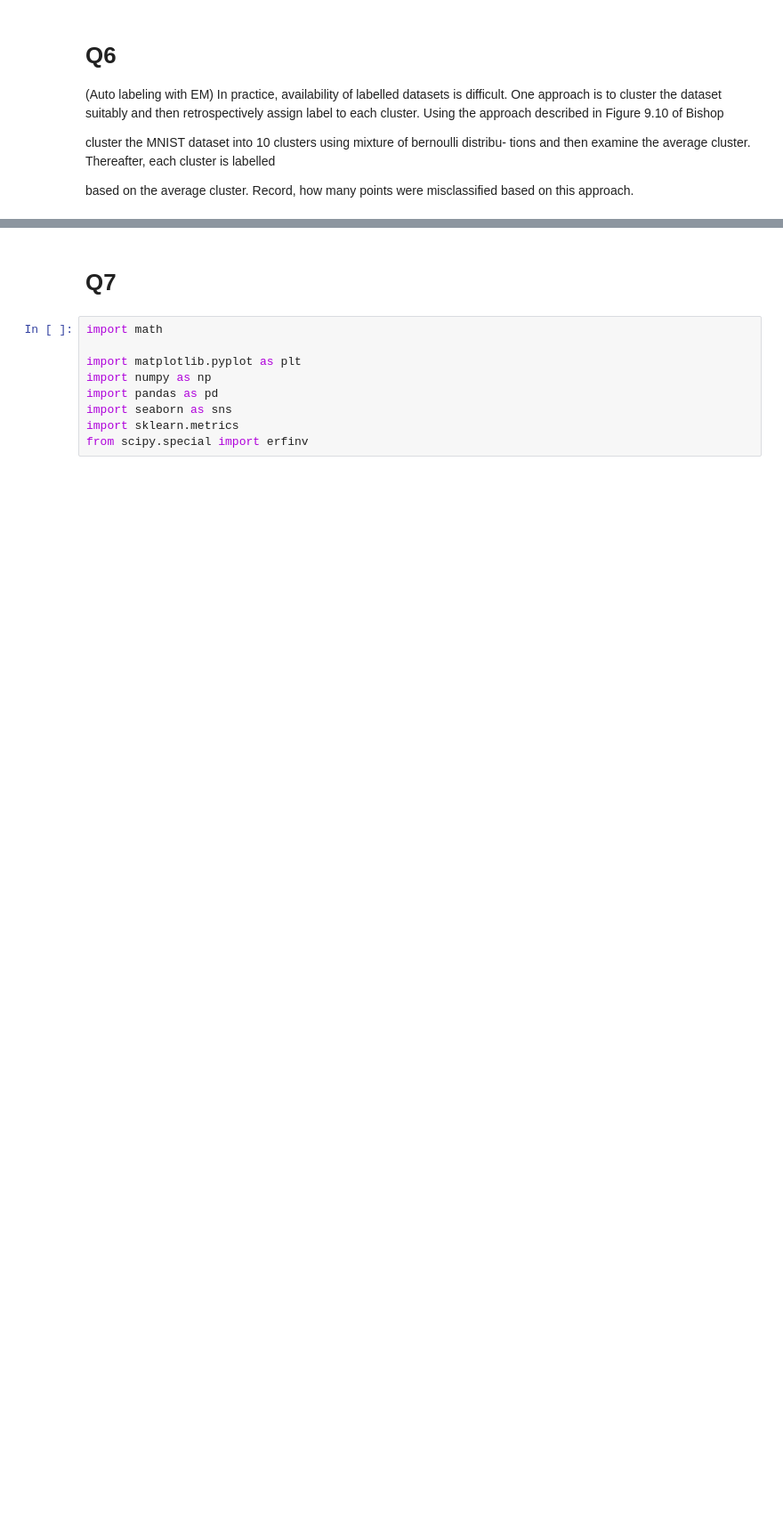
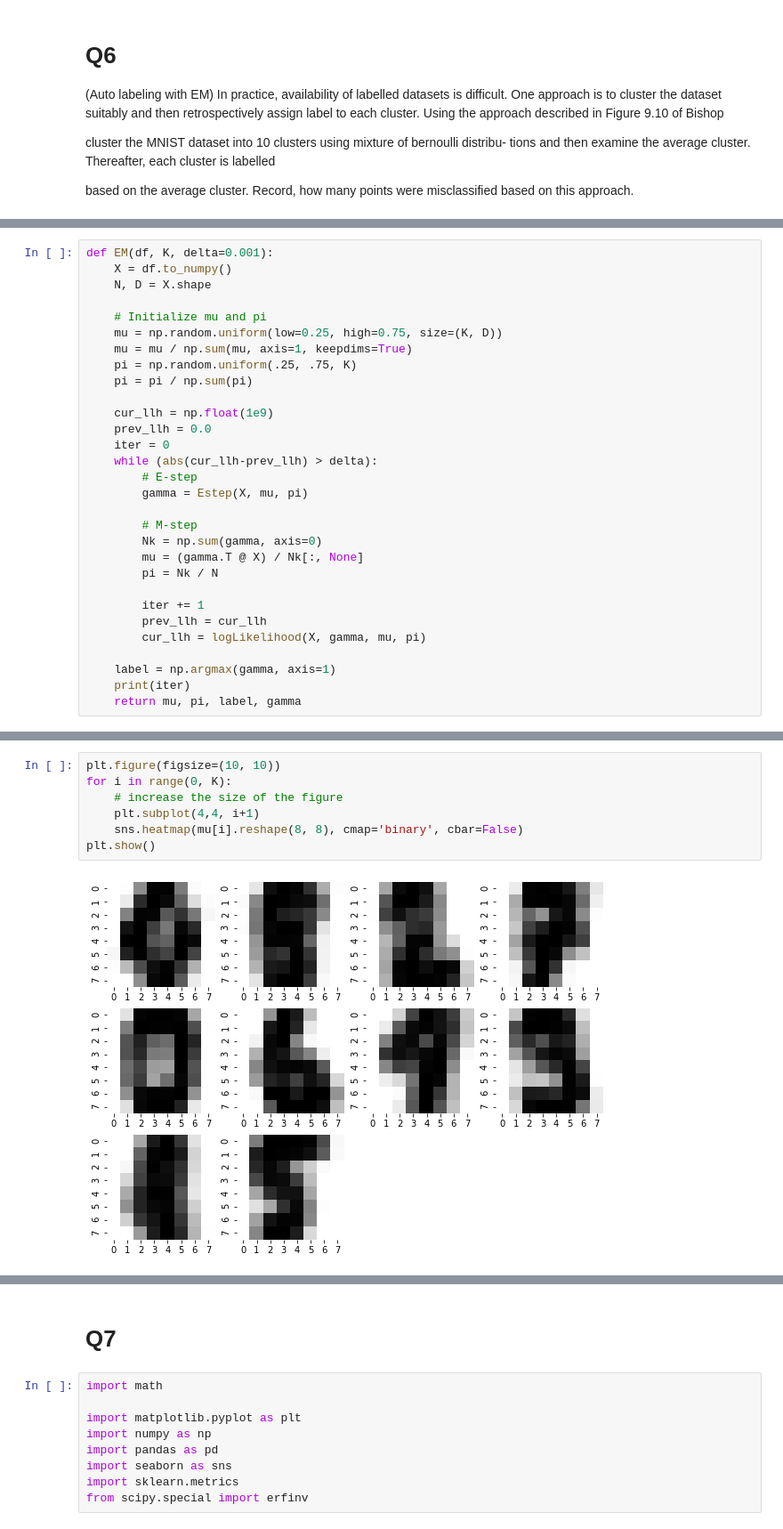
Before and after one commit to AniketChaudhri/CS331-Machine-Learning, a Jupyter notebook: Lab4/567.ipynb, the cells around one changed output, grey strips where cells are left out. Shown at 89% size. Drawn from its saved outputs; the diff is of its cells as text; blank space fills up the shorter version.

```diff
--- a/Lab4/567.ipynb
+++ b/Lab4/567.ipynb
@@ -418,0 +254,30 @@ plt.show()
+# %%
+def EM(df, K, delta=0.001):
+    X = df.to_numpy()
+    N, D = X.shape
+
+    # Initialize mu and pi
+    mu = np.random.uniform(low=0.25, high=0.75, size=(K, D))
+    mu = mu / np.sum(mu, axis=1, keepdims=True)
+    pi = np.random.uniform(.25, .75, K)
+    pi = pi / np.sum(pi)
+
+    cur_llh = np.float(1e9)
+    prev_llh = 0.0
+    iter = 0
+    while (abs(cur_llh-prev_llh) > delta):
+        # E-step
+        gamma = Estep(X, mu, pi)
+
+        # M-step
+        Nk = np.sum(gamma, axis=0)
+        mu = (gamma.T @ X) / Nk[:, None]
+        pi = Nk / N
+
+        iter += 1
+        prev_llh = cur_llh
+        cur_llh = logLikelihood(X, gamma, mu, pi)
+
+    label = np.argmax(gamma, axis=1)
+    print(iter)
+    return mu, pi, label, gamma
@@ -418,0 +289,9 @@ plt.show()
+# %%
+plt.figure(figsize=(10, 10))
+for i in range(0, K):
+    # increase the size of the figure
+    plt.subplot(4,4, i+1)
+    sns.heatmap(mu[i].reshape(8, 8), cmap='binary', cbar=False)
+plt.show()
+# %% [output]
+[figure, added]
```
Also changed, not shown: parts of 61 cells of this notebook.
